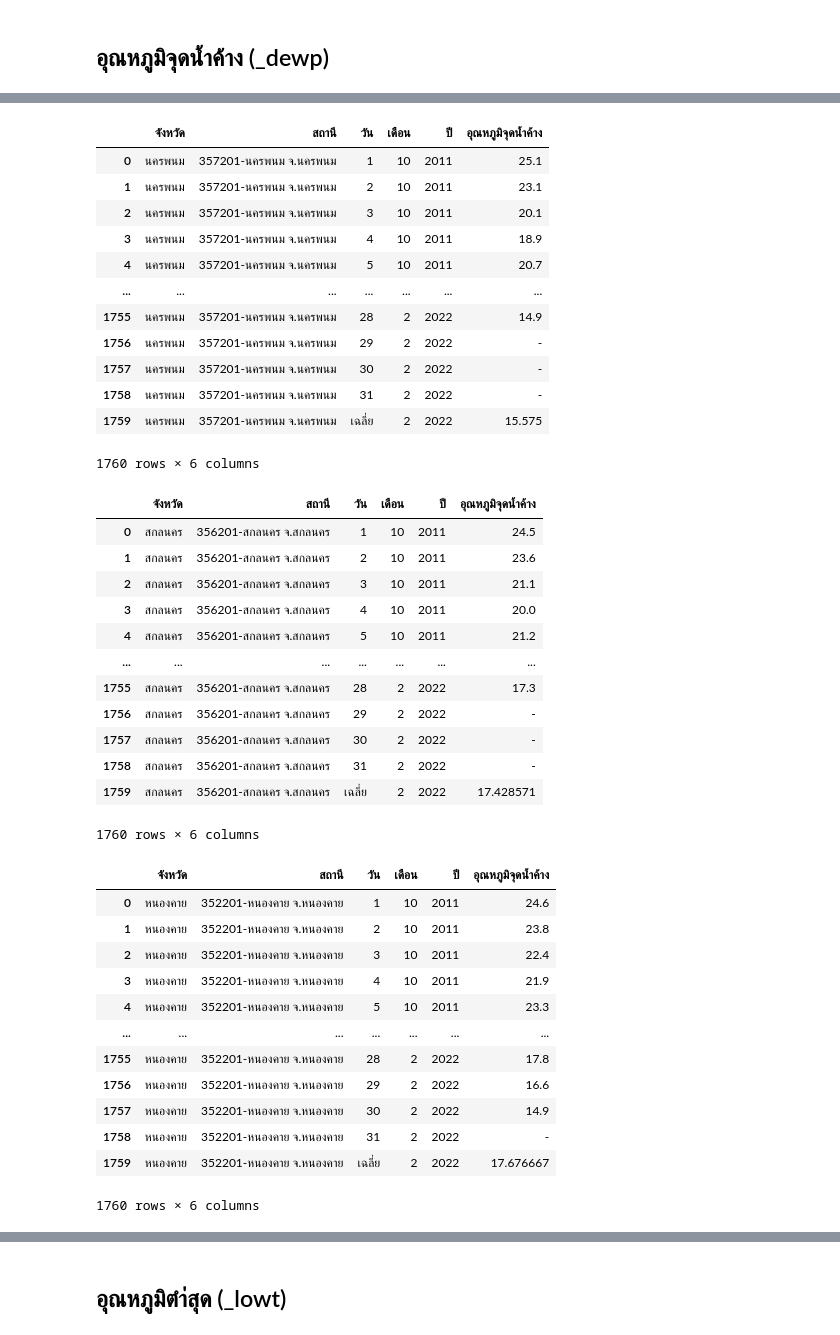
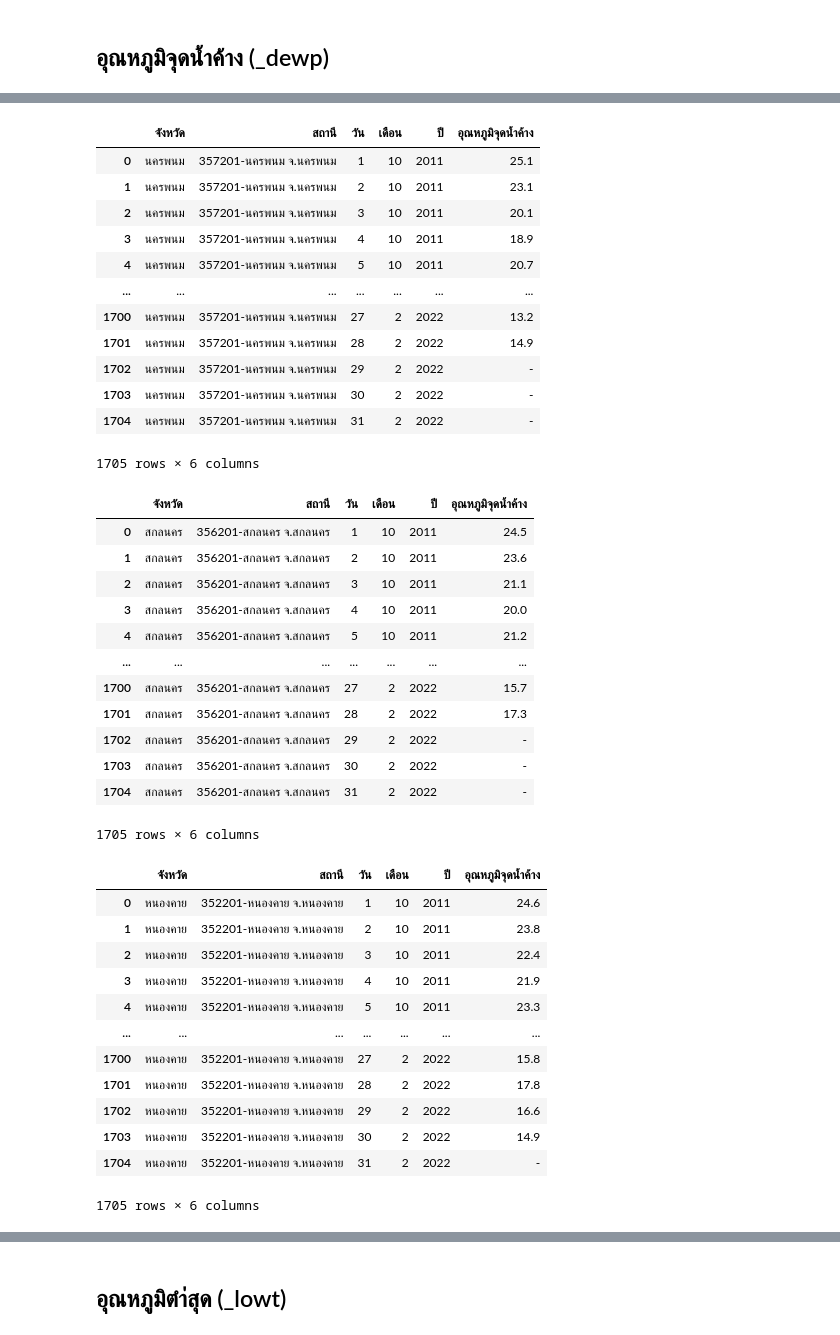
Before and after one commit to supatsara2002/bsc_dpdm22, a Jupyter notebook: Quiz_Group_5_20_of_Midterm.ipynb, the cells around one changed output, grey strips where cells are left out. Cells and saved outputs as stored; diff of their text form; code cells hidden in the pictures.

```diff
--- a/Quiz_Group_5_20_of_Midterm.ipynb
+++ b/Quiz_Group_5_20_of_Midterm.ipynb
@@ -543,7 +543,7 @@ kk_dewp3
 np_dewp['เดือน'] = np_dewp['เดือน/ปี'].dt.month
 np_dewp['ปี'] = np_dewp['เดือน/ปี'].dt.year
 np_dewp['จังหวัด'] = "นครพนม"
-np_dewp1 = np_dewp.drop(['ที่','เดือน/ปี'],axis=1)
+np_dewp1 = np_dewp.drop(['ที่','เดือน/ปี','เฉลี่ย'],axis=1)
 np_dewp1.set_index(['จังหวัด','สถานี','เดือน','ปี'],inplace=True)
 np_dewp2 = np_dewp1.stack().reset_index()
 np_dewp2.rename(columns = {'level_4':'วัน',0:'อุณหภูมิจุดน้ำค้าง'}, inplace = True)
@@ -557,17 +557,17 @@ np_dewp3
 | 3 | นครพนม | 357201-นครพนม จ.นครพนม | 4 | 10 | 2011 | 18.9 |
 | 4 | นครพนม | 357201-นครพนม จ.นครพนม | 5 | 10 | 2011 | 20.7 |
 | ... | ... | ... | ... | ... | ... | ... |
-| 1755 | นครพนม | 357201-นครพนม จ.นครพนม | 28 | 2 | 2022 | 14.9 |
-| 1756 | นครพนม | 357201-นครพนม จ.นครพนม | 29 | 2 | 2022 | - |
-| 1757 | นครพนม | 357201-นครพนม จ.นครพนม | 30 | 2 | 2022 | - |
-| 1758 | นครพนม | 357201-นครพนม จ.นครพนม | 31 | 2 | 2022 | - |
-| 1759 | นครพนม | 357201-นครพนม จ.นครพนม | เฉลี่ย | 2 | 2022 | 15.575 |
+| 1700 | นครพนม | 357201-นครพนม จ.นครพนม | 27 | 2 | 2022 | 13.2 |
+| 1701 | นครพนม | 357201-นครพนม จ.นครพนม | 28 | 2 | 2022 | 14.9 |
+| 1702 | นครพนม | 357201-นครพนม จ.นครพนม | 29 | 2 | 2022 | - |
+| 1703 | นครพนม | 357201-นครพนม จ.นครพนม | 30 | 2 | 2022 | - |
+| 1704 | นครพนม | 357201-นครพนม จ.นครพนม | 31 | 2 | 2022 | - |
-1760 rows × 6 columns
+1705 rows × 6 columns
 # %%
 sk_dewp['เดือน'] = sk_dewp['เดือน/ปี'].dt.month
 sk_dewp['ปี'] = sk_dewp['เดือน/ปี'].dt.year
 sk_dewp['จังหวัด'] = "สกลนคร"
-sk_dewp1 = sk_dewp.drop(['ที่','เดือน/ปี'],axis=1)
+sk_dewp1 = sk_dewp.drop(['ที่','เดือน/ปี','เฉลี่ย'],axis=1)
 sk_dewp1.set_index(['จังหวัด','สถานี','เดือน','ปี'],inplace=True)
 sk_dewp2 = sk_dewp1.stack().reset_index()
 sk_dewp2.rename(columns = {'level_4':'วัน',0:'อุณหภูมิจุดน้ำค้าง'}, inplace = True)
@@ -581,36 +581,36 @@ sk_dewp3
 | 3 | สกลนคร | 356201-สกลนคร จ.สกลนคร | 4 | 10 | 2011 | 20.0 |
 | 4 | สกลนคร | 356201-สกลนคร จ.สกลนคร | 5 | 10 | 2011 | 21.2 |
 | ... | ... | ... | ... | ... | ... | ... |
-| 1755 | สกลนคร | 356201-สกลนคร จ.สกลนคร | 28 | 2 | 2022 | 17.3 |
-| 1756 | สกลนคร | 356201-สกลนคร จ.สกลนคร | 29 | 2 | 2022 | - |
-| 1757 | สกลนคร | 356201-สกลนคร จ.สกลนคร | 30 | 2 | 2022 | - |
-| 1758 | สกลนคร | 356201-สกลนคร จ.สกลนคร | 31 | 2 | 2022 | - |
-| 1759 | สกลนคร | 356201-สกลนคร จ.สกลนคร | เฉลี่ย | 2 | 2022 | 17.428571 |
+| 1700 | สกลนคร | 356201-สกลนคร จ.สกลนคร | 27 | 2 | 2022 | 15.7 |
+| 1701 | สกลนคร | 356201-สกลนคร จ.สกลนคร | 28 | 2 | 2022 | 17.3 |
+| 1702 | สกลนคร | 356201-สกลนคร จ.สกลนคร | 29 | 2 | 2022 | - |
+| 1703 | สกลนคร | 356201-สกลนคร จ.สกลนคร | 30 | 2 | 2022 | - |
+| 1704 | สกลนคร | 356201-สกลนคร จ.สกลนคร | 31 | 2 | 2022 | - |
-1760 rows × 6 columns
+1705 rows × 6 columns
 # %%
 nk_dewp['เดือน'] = nk_dewp['เดือน/ปี'].dt.month
 nk_dewp['ปี'] = nk_dewp['เดือน/ปี'].dt.year
 nk_dewp['จังหวัด'] = "หนองคาย"
-nk_dewp1 = nk_dewp.drop(['ที่','เดือน/ปี'],axis=1)
+nk_dewp1 = nk_dewp.drop(['ที่','เดือน/ปี','เฉลี่ย'],axis=1)
 nk_dewp1.set_index(['จังหวัด','สถานี','เดือน','ปี'],inplace=True)
 nk_dewp2 = nk_dewp1.stack().reset_index()
 nk_dewp2.rename(columns = {'level_4':'วัน',0:'อุณหภูมิจุดน้ำค้าง'}, inplace = True)
 nk_dewp3 = nk_dewp2[['จังหวัด','สถานี','วัน','เดือน','ปี','อุณหภูมิจุดน้ำค้าง']]
 nk_dewp3
 # %% [output]
 |  | จังหวัด | สถานี | วัน | เดือน | ปี | อุณหภูมิจุดน้ำค้าง |
 | 0 | หนองคาย | 352201-หนองคาย จ.หนองคาย | 1 | 10 | 2011 | 24.6 |
 | 1 | หนองคาย | 352201-หนองคาย จ.หนองคาย | 2 | 10 | 2011 | 23.8 |
 | 2 | หนองคาย | 352201-หนองคาย จ.หนองคาย | 3 | 10 | 2011 | 22.4 |
 | 3 | หนองคาย | 352201-หนองคาย จ.หนองคาย | 4 | 10 | 2011 | 21.9 |
 | 4 | หนองคาย | 352201-หนองคาย จ.หนองคาย | 5 | 10 | 2011 | 23.3 |
 | ... | ... | ... | ... | ... | ... | ... |
-| 1755 | หนองคาย | 352201-หนองคาย จ.หนองคาย | 28 | 2 | 2022 | 17.8 |
-| 1756 | หนองคาย | 352201-หนองคาย จ.หนองคาย | 29 | 2 | 2022 | 16.6 |
-| 1757 | หนองคาย | 352201-หนองคาย จ.หนองคาย | 30 | 2 | 2022 | 14.9 |
-| 1758 | หนองคาย | 352201-หนองคาย จ.หนองคาย | 31 | 2 | 2022 | - |
-| 1759 | หนองคาย | 352201-หนองคาย จ.หนองคาย | เฉลี่ย | 2 | 2022 | 17.676667 |
+| 1700 | หนองคาย | 352201-หนองคาย จ.หนองคาย | 27 | 2 | 2022 | 15.8 |
+| 1701 | หนองคาย | 352201-หนองคาย จ.หนองคาย | 28 | 2 | 2022 | 17.8 |
+| 1702 | หนองคาย | 352201-หนองคาย จ.หนองคาย | 29 | 2 | 2022 | 16.6 |
+| 1703 | หนองคาย | 352201-หนองคาย จ.หนองคาย | 30 | 2 | 2022 | 14.9 |
+| 1704 | หนองคาย | 352201-หนองคาย จ.หนองคาย | 31 | 2 | 2022 | - |
-1760 rows × 6 columns
+1705 rows × 6 columns
 # %%
 l_dewp['เดือน'] = l_dewp['เดือน/ปี'].dt.month
 l_dewp['ปี'] = l_dewp['เดือน/ปี'].dt.year
```
Also changed, not shown: parts of 49 cells of this notebook.
